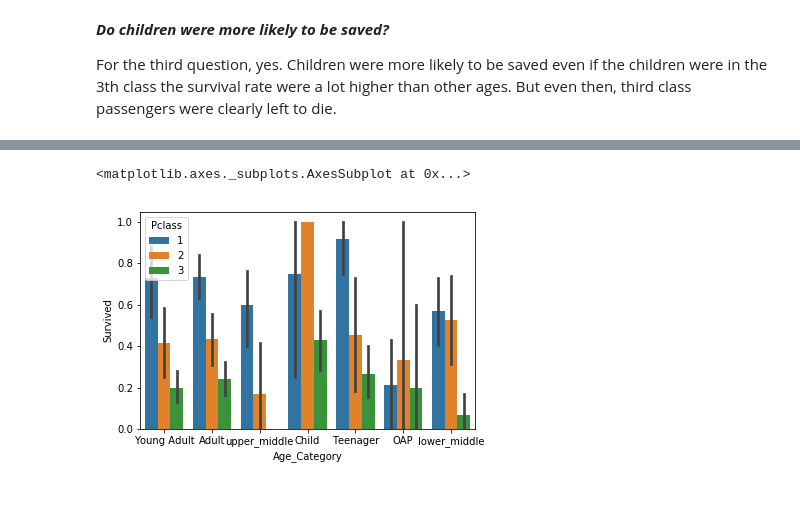
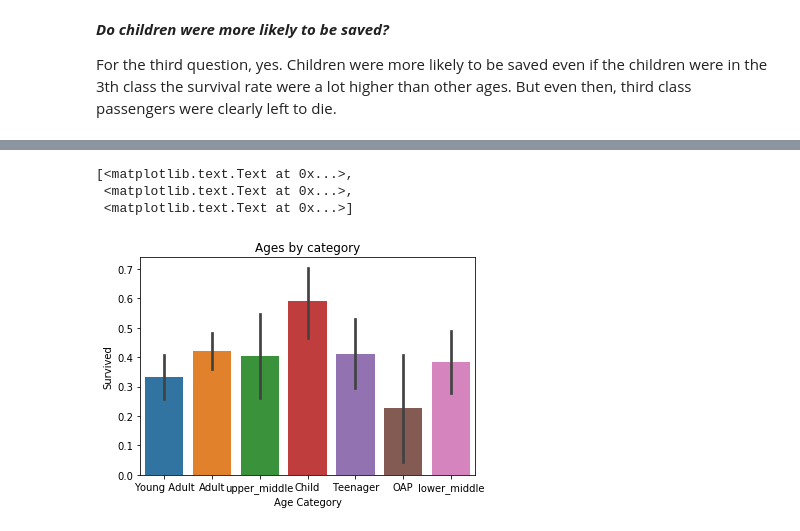
Before and after one commit to thiagoramos23/nanodegre-udacity-project-titanic, a Jupyter notebook: Titanic.ipynb, the cells around one changed output, grey strips where cells are left out. Saved outputs shown, nothing was run; the diff lists cells and outputs as text; code cells hidden in the pictures; blank space fills up the shorter version.

```diff
--- a/Titanic.ipynb
+++ b/Titanic.ipynb
@@ -90,5 +125,9 @@ sns.barplot(data=ex_null_age, x= 'Age_Category', y='Survived')
-# %%
-sns.barplot(data=ex_null_age, x= 'Age_Category', y='Survived', hue='Pclass')
-# %% [output]
-<matplotlib.axes._subplots.AxesSubplot at 0x...>
-[figure, removed]
+# %%
+#This bar shows the survival rate by age cateogry.
+bar = sns.barplot(data=titanic_df, x= 'Age_Category', y='Survived')
+bar.set(title="Ages by category", xlabel='Age Category', ylabel='Survived')
+# %% [output]
+[<matplotlib.text.Text at 0x...>,
+ <matplotlib.text.Text at 0x...>,
+ <matplotlib.text.Text at 0x...>]
+[figure, added]
```
Also changed, not shown: parts of 17 cells of this notebook, 1 other file.
